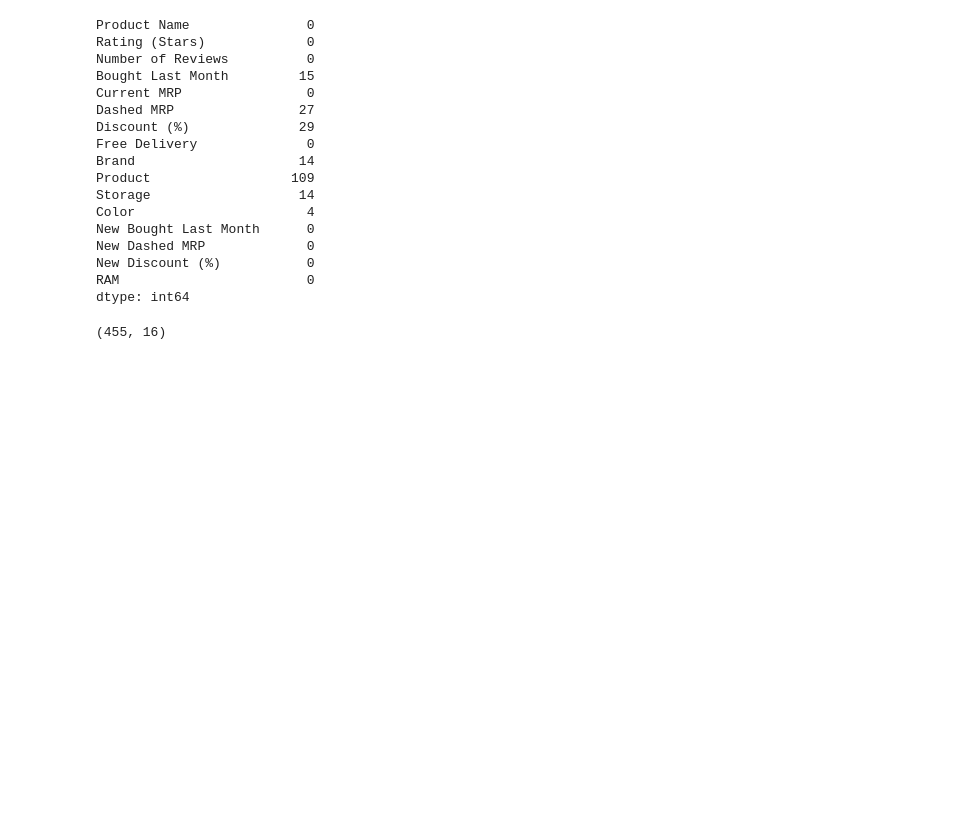
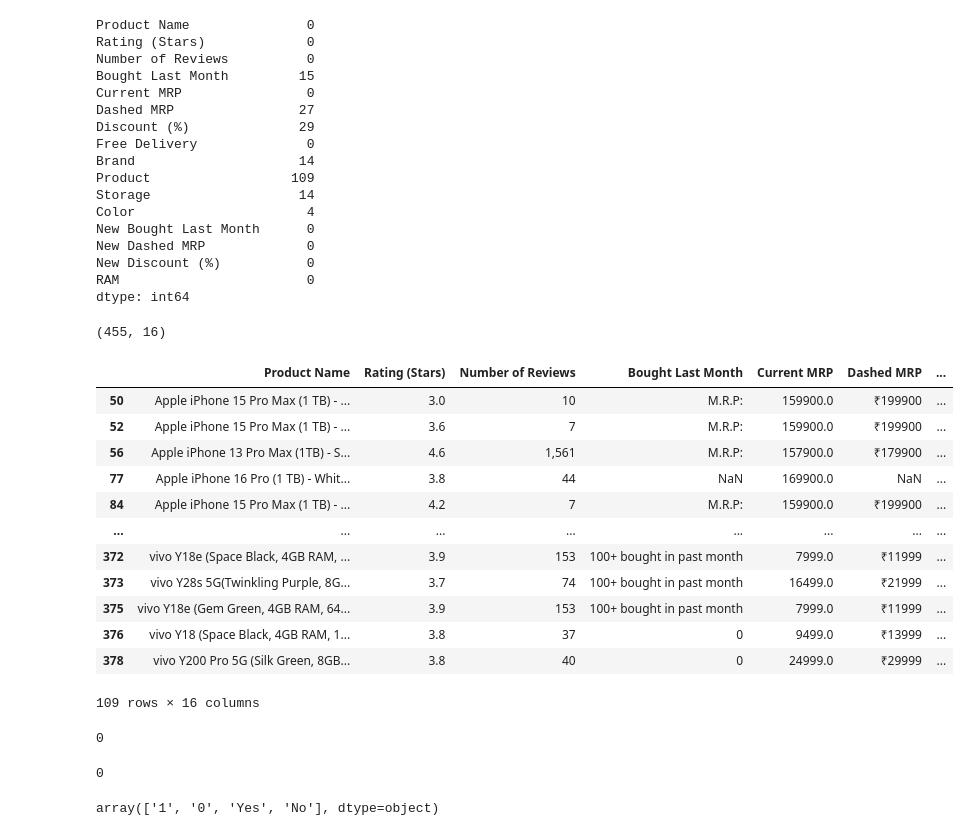
Before and after one commit to madhavJivani/EDA_Ecommerce, a Jupyter notebook: Combined_csvs/merger.ipynb, the cells around one changed output. Cells and saved outputs as stored; diff of their text form; code cells hidden in the pictures; blank space fills up the shorter version.

Commit message:
No inconsistany in data -- Fully cleaned data is now available for transformation

```diff
--- a/Combined_csvs/merger.ipynb
+++ b/Combined_csvs/merger.ipynb
@@ -46,3 +46,62 @@ dtype: int64
 df.shape
 # %% [output]
 (455, 16)
+# %%
+df[df['Product'].isnull()]
+# %% [output]
+|  | Product Name | Rating (Stars) | Number of Reviews | Bought Last Month | Current MRP | Dashed MRP | ... |
+| 50 | Apple iPhone 15 Pro Max (1 TB) - ... | 3.0 | 10 | M.R.P: | 159900.0 | ₹199900 | ... |
+| 52 | Apple iPhone 15 Pro Max (1 TB) - ... | 3.6 | 7 | M.R.P: | 159900.0 | ₹199900 | ... |
+| 56 | Apple iPhone 13 Pro Max (1TB) - S... | 4.6 | 1,561 | M.R.P: | 157900.0 | ₹179900 | ... |
+| 77 | Apple iPhone 16 Pro (1 TB) - Whit... | 3.8 | 44 | NaN | 169900.0 | NaN | ... |
+| 84 | Apple iPhone 15 Pro Max (1 TB) - ... | 4.2 | 7 | M.R.P: | 159900.0 | ₹199900 | ... |
+| ... | ... | ... | ... | ... | ... | ... | ... |
+| 372 | vivo Y18e (Space Black, 4GB RAM, ... | 3.9 | 153 | 100+ bought in past month | 7999.0 | ₹11999 | ... |
+| 373 | vivo Y28s 5G(Twinkling Purple, 8G... | 3.7 | 74 | 100+ bought in past month | 16499.0 | ₹21999 | ... |
+| 375 | vivo Y18e (Gem Green, 4GB RAM, 64... | 3.9 | 153 | 100+ bought in past month | 7999.0 | ₹11999 | ... |
+| 376 | vivo Y18 (Space Black, 4GB RAM, 1... | 3.8 | 37 | 0 | 9499.0 | ₹13999 | ... |
+| 378 | vivo Y200 Pro 5G (Silk Green, 8GB... | 3.8 | 40 | 0 | 24999.0 | ₹29999 | ... |
+109 rows × 16 columns
+# %%
+brands = ['iphone', 'oneplus', 'oppo', 'vivo', 'realme', 'xiaomi', 'redmi', 'samsung']
+
+# Function to extract the brand based on keywords in 'Product Name'
+def extract_brand(product_name):
+    for brand in brands:
+        if brand.lower() in product_name.lower():
+            return brand.capitalize()
+    return 'Unknown'  # If no brand is matched
+
+# Fill missing 'Brand' based on 'Product Name'
+df['Brand'] = df['Brand'].fillna(df['Product Name'].apply(extract_brand))
+
+df['Brand'].isnull().sum()
+# %% [output]
+0
+# %%
+import re
+
+def clean_product_name(product_name):
+    # Removing storage (e.g., '64GB', '128GB')
+    product_name = re.sub(r'\d+GB', '', product_name)
+    # Removing color (e.g., 'Black', 'Red', 'Green')
+    product_name = re.sub(r'(Black|Red|Green|Blue|White|Silver|Titanium)', '', product_name, flags=re.IGNORECASE)
+    # Removing RAM info (e.g., '8GB', '4GB')
+    product_name = re.sub(r'\d+GB RAM', '', product_name)
+    product_name = re.sub(r'\d+ GB', '', product_name)
+    # Clean extra spaces
+    return ' '.join(product_name.split())
+
+# Clean 'Product Name' to remove storage, color, and RAM info
+df['Product Name'] = df['Product Name'].apply(clean_product_name)
+
+# Fill missing 'Product' with cleaned 'Product Name'
+df['Product'] = df['Product'].fillna(df['Product Name'])
+
+df['Product'].isnull().sum()
+# %% [output]
+0
+# %%
+df["Free Delivery"].unique()
+# %% [output]
+array(['1', '0', 'Yes', 'No'], dtype=object)
```
Also changed, not shown: parts of 21 cells of this notebook, 1 other file.
